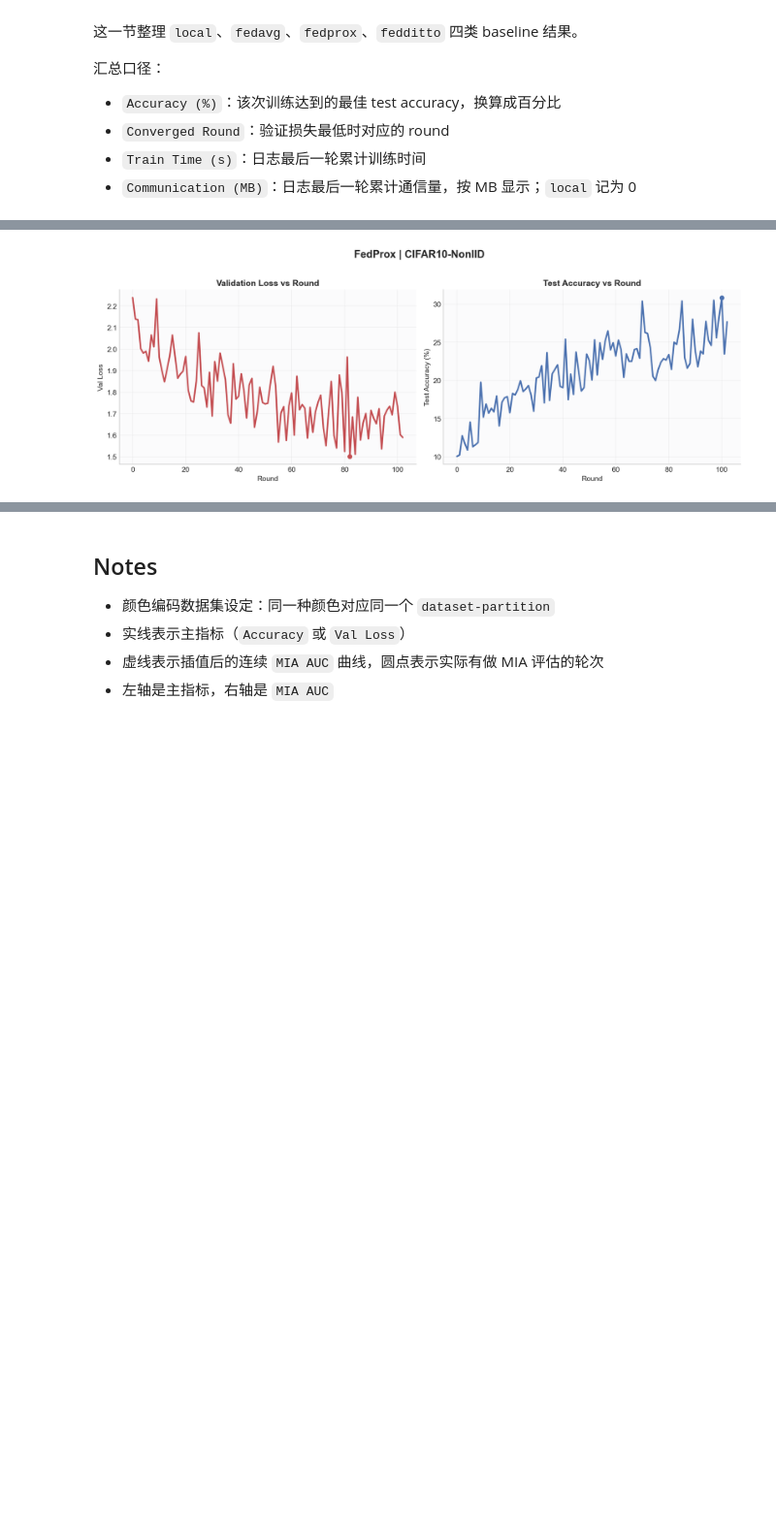
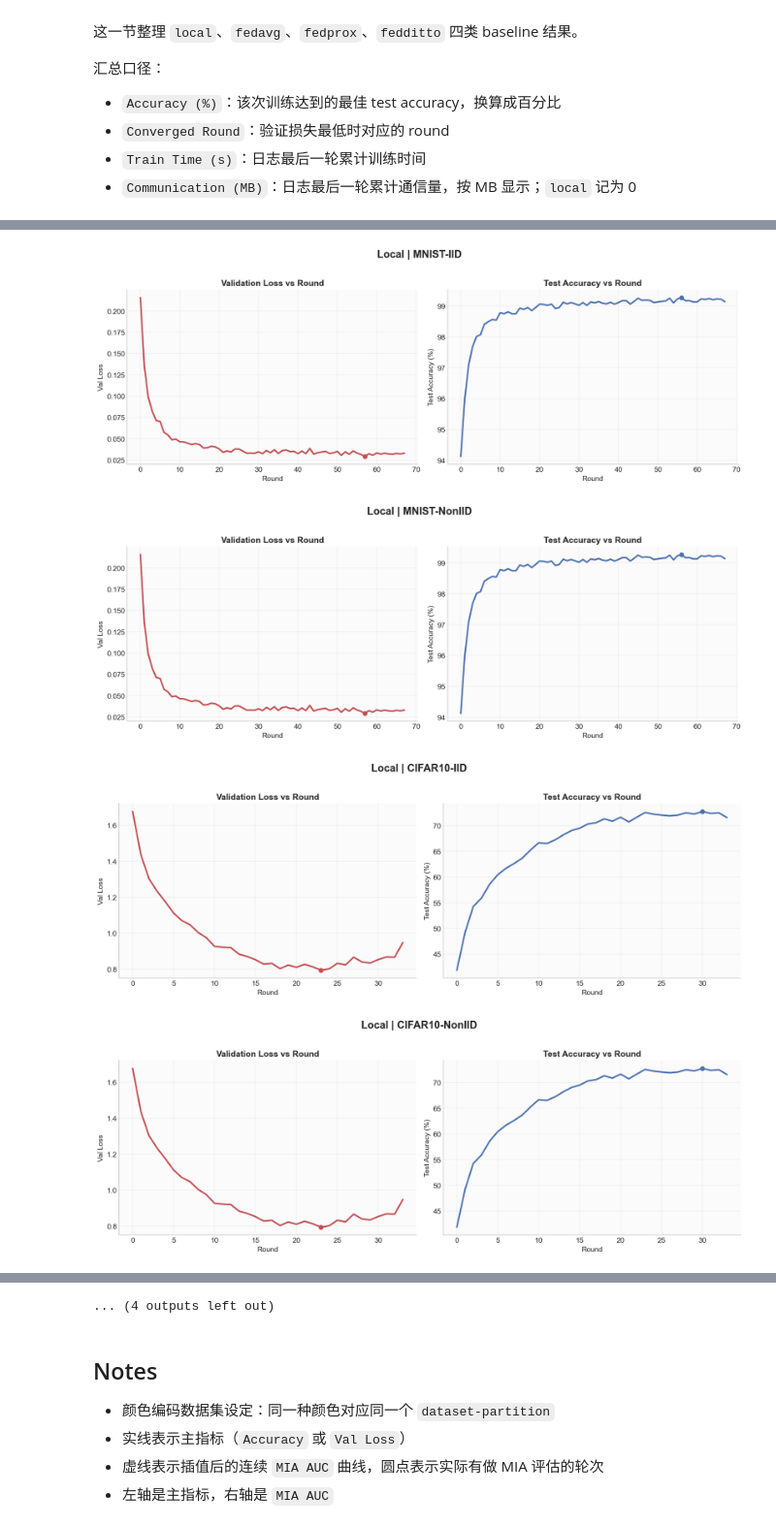
Before and after one commit to HoweChen0517/SD6123-PPML, a Jupyter notebook: visualize_mia_results.ipynb, the cells around one changed output, grey strips where cells are left out. Shown at 97% size. Cells and saved outputs as stored; diff of their text form; code cells hidden in the pictures; blank space fills up the shorter version.

```diff
--- a/visualize_mia_results.ipynb
+++ b/visualize_mia_results.ipynb
@@ -333,17 +333,5 @@ def select_dp_mia_run(df: pd.DataFrame, sigma: float, q: float, C: float) -> pd.
     return df[np.isclose(df['sigma'], sigma) & np.isclose(df['q'], q) & np.isclose(df['C'], C)].copy()
 
 
-# baseline_df = collect_baseline_results(RESULT_DIR)
-dp_mia_df = collect_dp_mia_results(RESULT_DIR)
-# dp_view = select_dp_mia_run(dp_mia_df, sigma=0.5, q=0.2, C=0.5)
-# plot_metric_vs_auc(dp_view, 'test_accuracy', 'Test Accuracy', 'DP-MIA: Accuracy and MIA AUC')
-# baseline_df.head()
-summary_dp_mia_df = dp_mia_df.groupby(['framework', 'dataset', 'partition', 'sigma', 'q', 'C']).agg({
-    'test_accuracy': 'max',
-    'mia_auc': 'max',
-    # 'round': lambda s: int(s['round'].max()) if not s.empty else 0,
-}).reset_index()
-summary_dp_mia_df.rename(columns={'test_accuracy': 'max_test_accuracy', 'mia_auc': 'max_mia_auc'}, inplace=True)
-summary_dp_mia_df
-# dp_mia_df
+baseline_df = collect_baseline_results(RESULT_DIR)
 # %% [output]
@@ -434,33 +447,38 @@ def plot_baseline_run(df: pd.DataFrame, method: str, dataset: str, partition: st
 
     color_loss = '#c44e52'
     color_acc = '#4c72b0'
 
     axes[0].plot(sub['round'], sub['val_loss'], color=color_loss, linewidth=2.4)
     best_idx = sub['val_loss'].idxmin()
     axes[0].scatter(sub.loc[best_idx, 'round'], sub.loc[best_idx, 'val_loss'], color=color_loss, s=40, zorder=3)
     axes[0].set_title('Validation Loss vs Round', fontsize=13, weight='bold')
     axes[0].set_xlabel('Round')
     axes[0].set_ylabel('Val Loss')
     axes[0].grid(True, alpha=0.25)
     axes[0].set_facecolor('#fbfbfc')
 
     axes[1].plot(sub['round'], sub['test_accuracy'] * 100.0, color=color_acc, linewidth=2.4)
     best_acc_idx = sub['test_accuracy'].idxmax()
     axes[1].scatter(sub.loc[best_acc_idx, 'round'], sub.loc[best_acc_idx, 'test_accuracy'] * 100.0, color=color_acc, s=40, zorder=3)
     axes[1].set_title('Test Accuracy vs Round', fontsize=13, weight='bold')
     axes[1].set_xlabel('Round')
     axes[1].set_ylabel('Test Accuracy (%)')
     axes[1].grid(True, alpha=0.25)
     axes[1].set_facecolor('#fbfbfc')
 
     title = f"{BASELINE_TITLES.get(method, method)} | {SETTING_LABELS[(dataset, partition)]}"
     fig.suptitle(title, fontsize=16, weight='bold', y=1.02)
     fig.tight_layout()
     return fig, axes
 
 
 # Example:
-plot_baseline_run(baseline_df, method='fedprox', dataset='cifar10', partition='shard')
-plt.show()
+for method in BASELINE_METHODS:
+    for dataset, partition in SETTINGS:
+        plot_baseline_run(baseline_df, method=method, dataset=dataset, partition=partition)
+        plt.show()
 # %% [output]
-[figure, old version]
+[figure, new version]
+[figure, added]
+[figure, added]
+[figure, added]
@@ -467,3 +493,4 @@ plt.show()
+... (4 outputs left out)
 # %% [markdown]
 ## Notes
 
```
Also changed, not shown: parts of 4 cells of this notebook, 23 other files.
